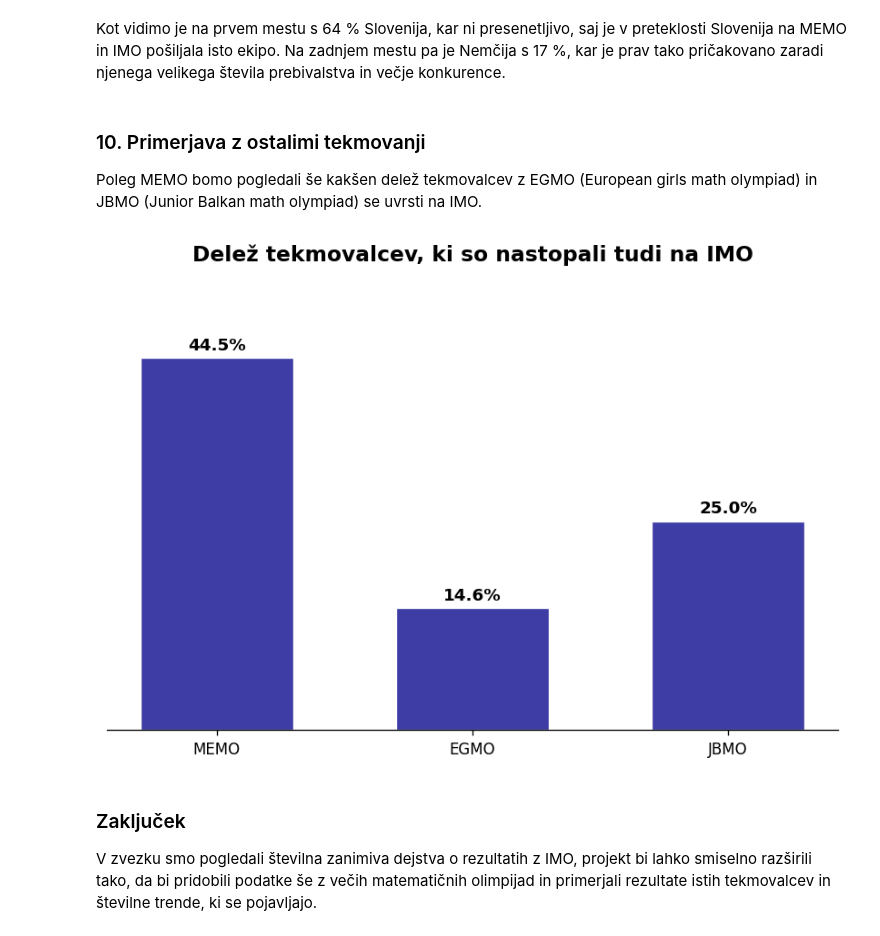
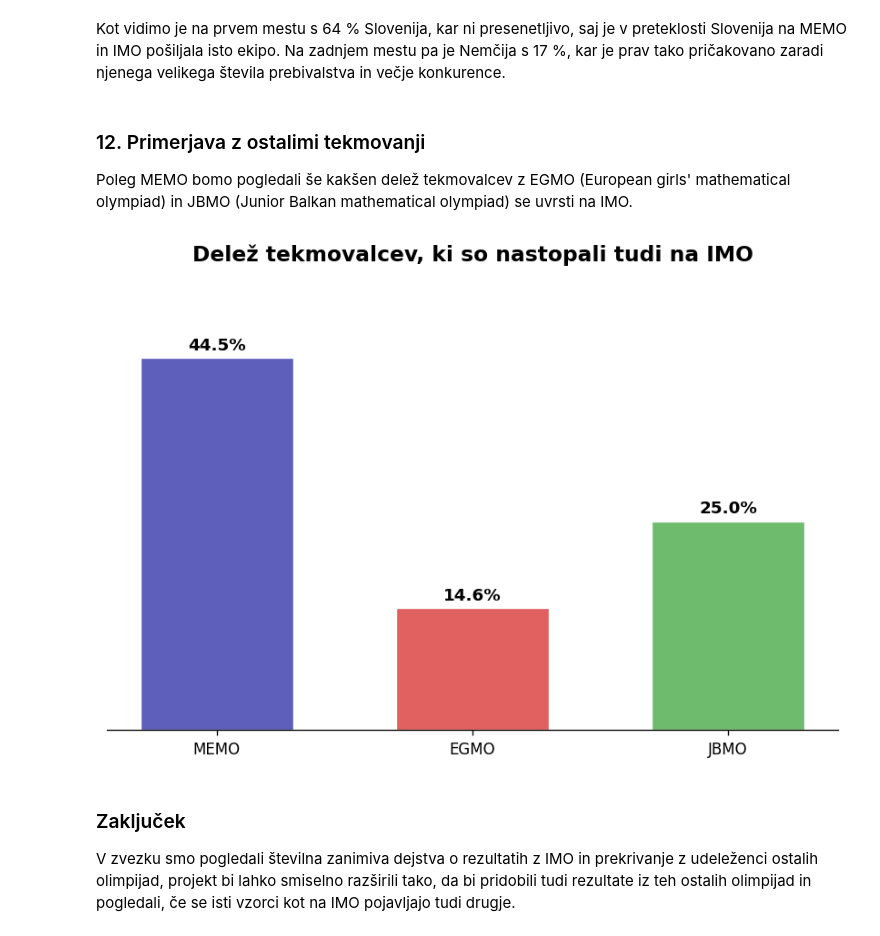
Before and after one commit to hranjecnace/uvp_projektna, a Jupyter notebook: analiza_podatkov.ipynb, the cells around one changed output. Drawn from its saved outputs; the diff is of its cells as text; code cells hidden in the pictures.

```diff
--- a/analiza_podatkov.ipynb
+++ b/analiza_podatkov.ipynb
@@ -618,8 +724,8 @@ plt.show()
 # %% [markdown]
 Kot vidimo je na prvem mestu s 64 % Slovenija, kar ni presenetljivo, saj je v preteklosti Slovenija na MEMO in IMO pošiljala isto ekipo. Na zadnjem mestu pa je Nemčija s 17 %, kar je prav tako pričakovano zaradi njenega velikega števila prebivalstva in večje konkurence.
 # %% [markdown]
-### 10. Primerjava z ostalimi tekmovanji
-Poleg MEMO bomo pogledali še kakšen delež tekmovalcev z EGMO (European girls math olympiad) in JBMO (Junior Balkan math olympiad) se uvrsti na IMO.
+### 12. Primerjava z ostalimi tekmovanji
+Poleg MEMO bomo pogledali še kakšen delež tekmovalcev z EGMO (European girls' mathematical olympiad) in JBMO (Junior Balkan mathematical olympiad) se uvrsti na IMO.
 # %%
 df_egmo = pd.read_csv("csv_datoteke/egmo.csv")
 df_jbmo = pd.read_csv("csv_datoteke/jbmo.csv")
@@ -633,35 +739,42 @@ memo_delez = round(
     len(memo_tekmovalci & imo_tekmovalci) / len(memo_tekmovalci) * 100, 1
 )
 egmo_delez = round(
     len(egmo_tekmovalci & imo_tekmovalci) / len(egmo_tekmovalci) * 100, 1
 )
 jbmo_delez = round(
     len(jbmo_tekmovalci & imo_tekmovalci) / len(jbmo_tekmovalci) * 100, 1
 )
 
 x = ["MEMO", "EGMO", "JBMO"]
 y = [memo_delez, egmo_delez, jbmo_delez]
 
 plt.figure(figsize=(7, 5), dpi=120)
-plt.bar(x, y, color="#3D3DA5", width=0.6, edgecolor="white", linewidth=0.8)
+plt.bar(
+    x,
+    y,
+    color=["#5E5EBB", "#E16161", "#6EBB6E"],
+    width=0.6,
+    edgecolor="white",
+    linewidth=0.8,
+)
 
 for i, vrednost in enumerate(y):
     plt.text(i, vrednost + 1, f"{vrednost}%", ha="center", fontsize=11, weight="bold")
 
 plt.title(
     "Delež tekmovalcev, ki so nastopali tudi na IMO", fontsize=14, weight="bold", pad=15
 )
 plt.ylim(0, max(y) * 1.2)
 plt.gca().set_yticks([])
 plt.grid(axis="y", alpha=0.2)
 
 for spine in ["top", "right", "left"]:
     plt.gca().spines[spine].set_visible(False)
 
 plt.tight_layout()
 plt.show()
 # %% [output]
-[figure, old version]
+[figure, new version]
 # %% [markdown]
 ### Zaključek
-V zvezku smo pogledali številna zanimiva dejstva o rezultatih z IMO, projekt bi lahko smiselno razširili tako, da bi pridobili podatke še z večih matematičnih olimpijad in primerjali rezultate istih tekmovalcev in številne trende, ki se pojavljajo.
+V zvezku smo pogledali številna zanimiva dejstva o rezultatih z IMO in prekrivanje z udeleženci ostalih olimpijad, projekt bi lahko smiselno razširili tako, da bi pridobili tudi rezultate iz teh ostalih olimpijad in pogledali, če se isti vzorci kot na IMO pojavljajo tudi drugje.
```
Also changed, not shown: parts of 12 cells of this notebook, 3 other files.
